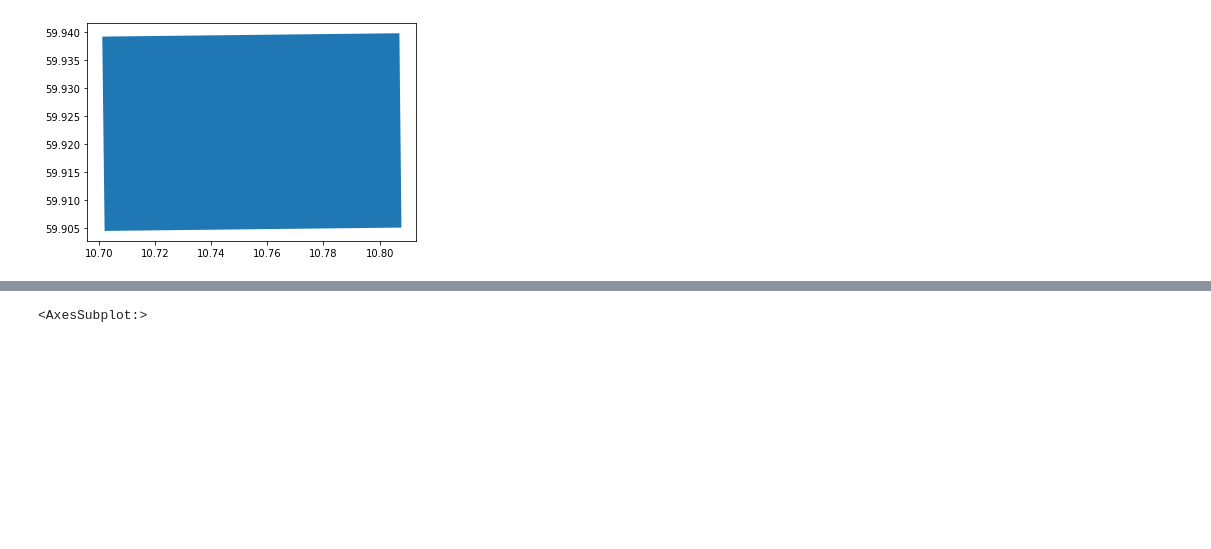
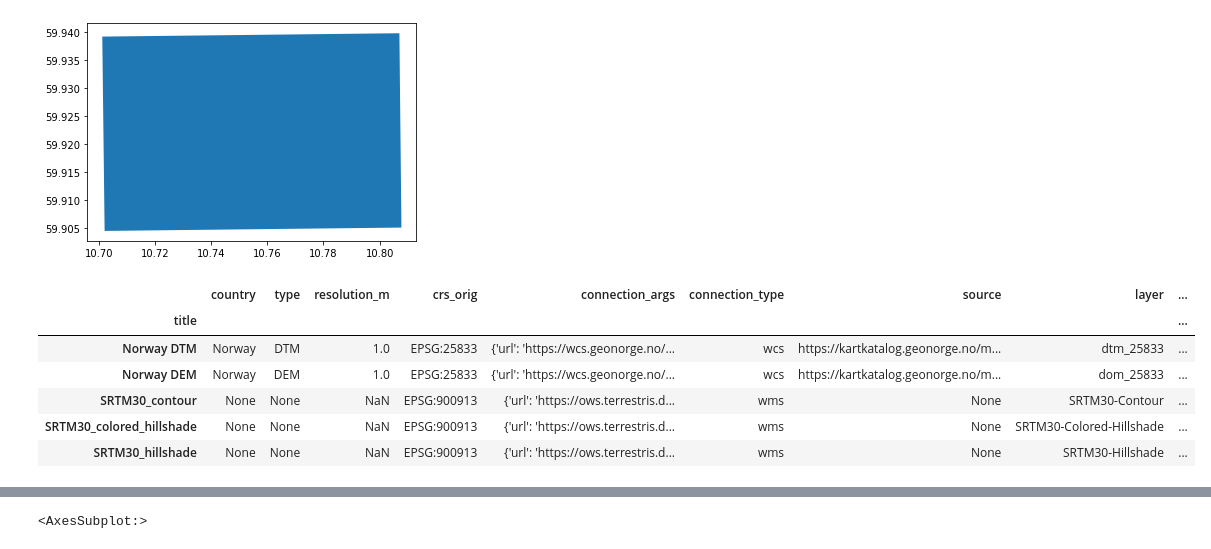
Before and after one commit to emerald-geomodelling/terrainy, a Jupyter notebook: docs/Example usage.ipynb, the cells around one changed output, grey strips where cells are left out. Cells and saved outputs as stored; diff of their text form; code cells hidden in the pictures; blank space fills up the shorter version.

```diff
--- a/docs/Example usage.ipynb
+++ b/docs/Example usage.ipynb
@@ -15,6 +15,16 @@ df.plot()
 # %% [output]
 <AxesSubplot:>
 [figure]
+# %%
+terrainy.sources.load().head()
+# %% [output]
+|  | country | type | resolution_m | crs_orig | connection_args | connection_type | source | layer | ... |
+| title |  |  |  |  |  |  |  |  | ... |
+| Norway DTM | Norway | DTM | 1.0 | EPSG:25833 | {'url': 'https://wcs.geonorge.no/... | wcs | https://kartkatalog.geonorge.no/m... | dtm_25833 | ... |
+| Norway DEM | Norway | DEM | 1.0 | EPSG:25833 | {'url': 'https://wcs.geonorge.no/... | wcs | https://kartkatalog.geonorge.no/m... | dom_25833 | ... |
+| SRTM30_contour | None | None | NaN | EPSG:900913 | {'url': 'https://ows.terrestris.d... | wms | None | SRTM30-Contour | ... |
+| SRTM30_colored_hillshade | None | None | NaN | EPSG:900913 | {'url': 'https://ows.terrestris.d... | wms | None | SRTM30-Colored-Hillshade | ... |
+| SRTM30_hillshade | None | None | NaN | EPSG:900913 | {'url': 'https://ows.terrestris.d... | wms | None | SRTM30-Hillshade | ... |
 # %%
 maps = terrainy.get_maps(df)
 maps
```
Also changed, not shown: parts of 2 cells of this notebook, 7 other files.
